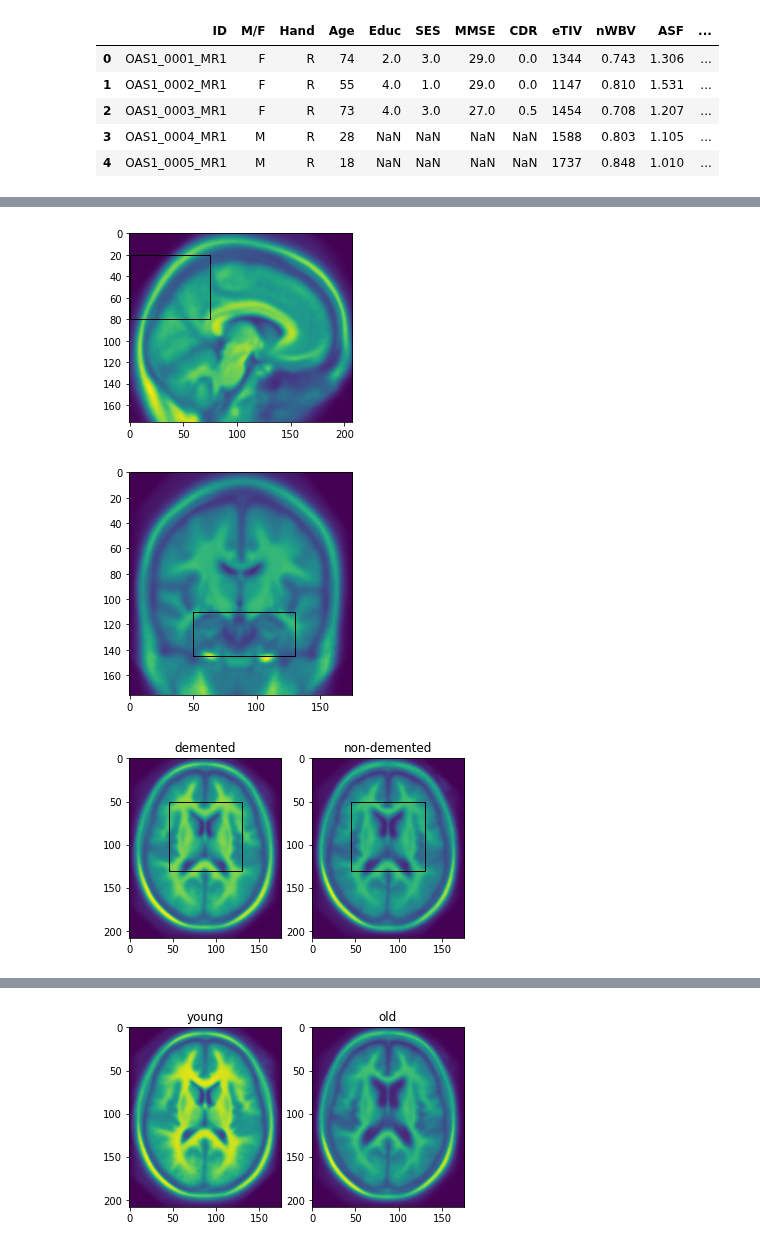
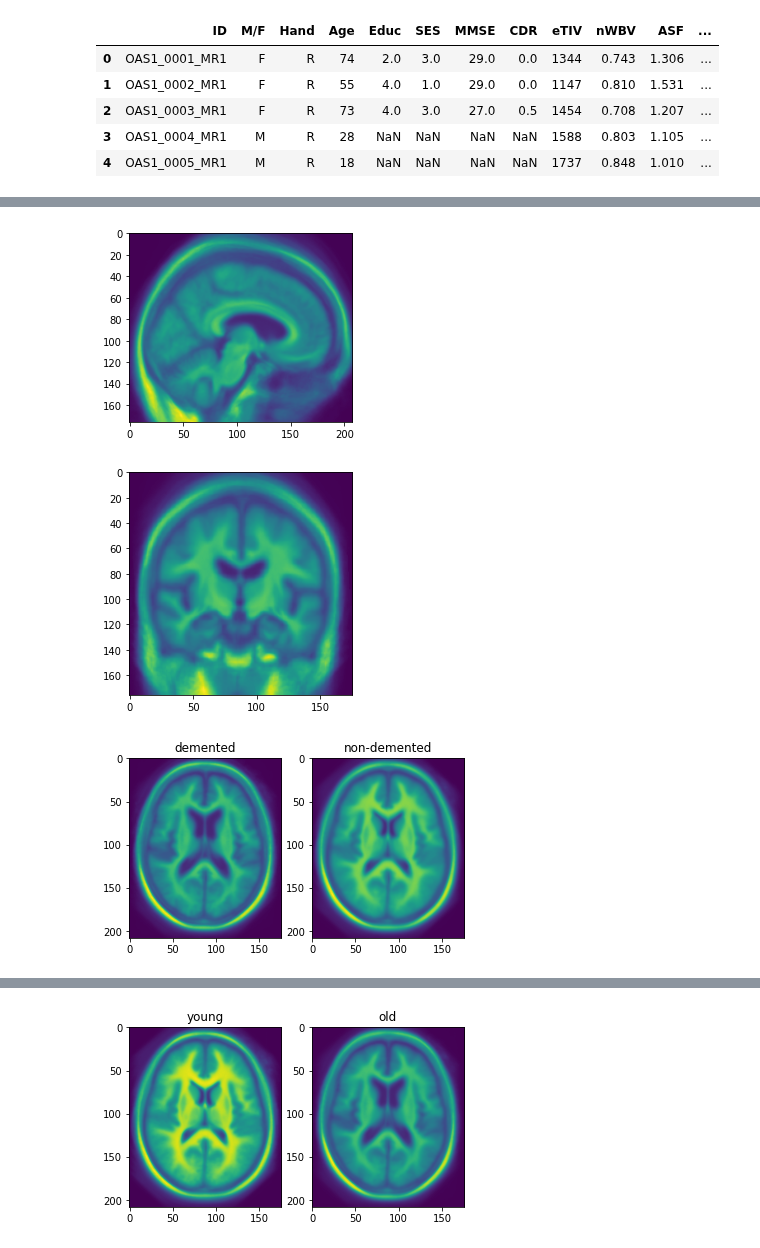
Before and after one commit to tamap94/ds-capstone-alzheimers-, a Jupyter notebook: EDA/Valle_EDA.ipynb, the cells around one changed output, grey strips where cells are left out. Saved outputs shown, nothing was run; the diff lists cells and outputs as text; code cells hidden in the pictures.

```diff
--- a/EDA/Valle_EDA.ipynb
+++ b/EDA/Valle_EDA.ipynb
@@ -40,7 +46,7 @@ df.head()
 | 3 | OAS1_0004_MR1 | M | R | 28 | NaN | NaN | NaN | NaN | 1588 | 0.803 | 1.105 | ... |
 | 4 | OAS1_0005_MR1 | M | R | 18 | NaN | NaN | NaN | NaN | 1737 | 0.848 | 1.010 | ... |
 # %%
-df['CDR'].fillna(0.1, inplace=True)
+df['CDR'].fillna(0, inplace=True)
 # %%
 df.describe().T
 # %% [output]
@@ -107,18 +98,18 @@ plt.axvline(t_xmax, ymin=t_ymin, ymax=t_ymax)'''
 # %%
-img_mean(load_MRI_gifs(demented(df)["ID"], "sagittal"), box=sag_box)
+img_mean(load_MRI_gifs(demented(df)["ID"], "sagittal"))
 # %% [output]
-[figure, old version]
+[figure, new version]
 # %%
-img_mean(load_MRI_gifs(demented(df)["ID"], "cortical"), box=cor_box)
+img_mean(load_MRI_gifs(demented(df)["ID"], "cortical"))
 # %% [output]
-[figure, old version]
+[figure, new version]
 # %%
 compare_two_means(
     load_MRI_gifs(demented(df)["ID"], "traverse"),
     load_MRI_gifs(non_demented(df)["ID"], "traverse"),
-    "demented", "non-demented", box=tra_box)
+    "demented", "non-demented")
 # %% [output]
-[figure, old version]
+[figure, new version]
 # %%
 compare_two_means(
     load_MRI_gifs(old(demented(df))["ID"], "traverse"),
```
Also changed, not shown: parts of 16 cells of this notebook, 2 other files.
